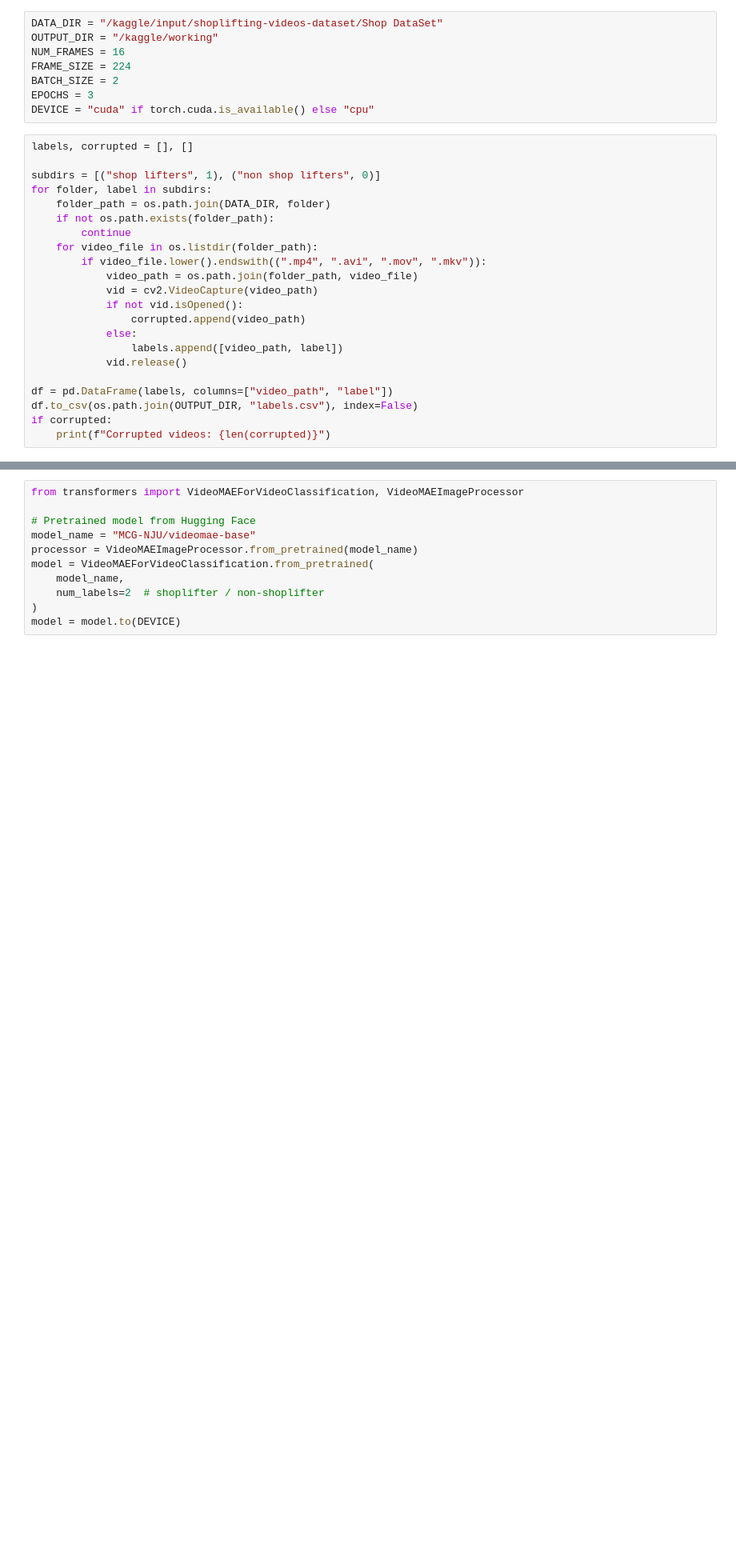
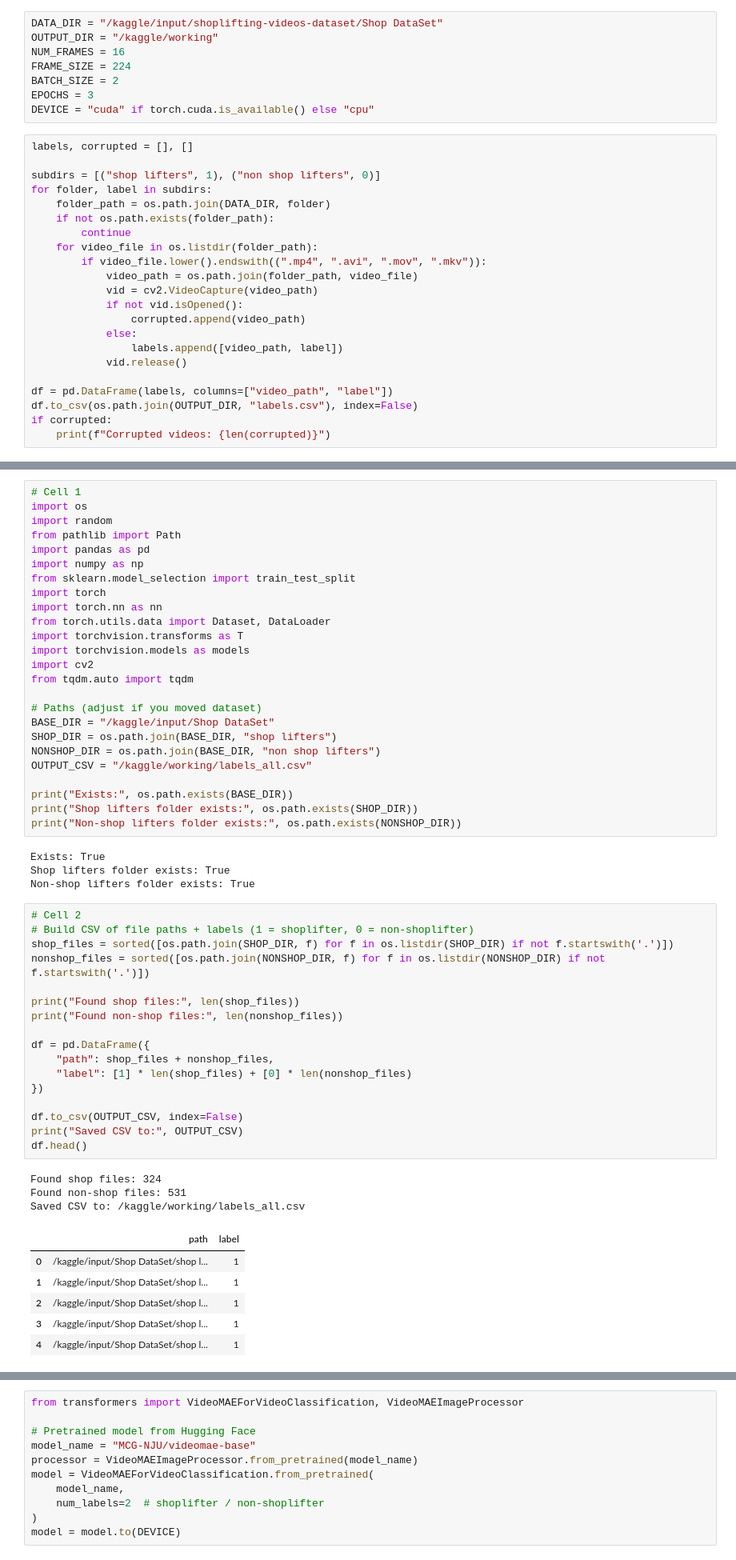
Before and after one commit to adwaiths05/Shoplifting-Detection-Using-Transformers, a Jupyter notebook: cv-group10.ipynb, the cells around one changed output, grey strips where cells are left out. Shown at 80% size. Saved outputs shown, nothing was run; the diff lists cells and outputs as text; blank space fills up the shorter version.

```diff
--- a/cv-group10.ipynb
+++ b/cv-group10.ipynb
@@ -163,0 +248,56 @@ print(f"Balanced dataset size: {len(df_balanced)}")
+# %%
+# Cell 1
+import os
+import random
+from pathlib import Path
+import pandas as pd
+import numpy as np
+from sklearn.model_selection import train_test_split
+import torch
+import torch.nn as nn
+from torch.utils.data import Dataset, DataLoader
+import torchvision.transforms as T
+import torchvision.models as models
+import cv2
+from tqdm.auto import tqdm
+
+# Paths (adjust if you moved dataset)
+BASE_DIR = "/kaggle/input/Shop DataSet"
+SHOP_DIR = os.path.join(BASE_DIR, "shop lifters")
+NONSHOP_DIR = os.path.join(BASE_DIR, "non shop lifters")
+OUTPUT_CSV = "/kaggle/working/labels_all.csv"
+
+print("Exists:", os.path.exists(BASE_DIR))
+print("Shop lifters folder exists:", os.path.exists(SHOP_DIR))
+print("Non-shop lifters folder exists:", os.path.exists(NONSHOP_DIR))
+# %% [output]
+Exists: True
+Shop lifters folder exists: True
+Non-shop lifters folder exists: True
+# %%
+# Cell 2
+# Build CSV of file paths + labels (1 = shoplifter, 0 = non-shoplifter)
+shop_files = sorted([os.path.join(SHOP_DIR, f) for f in os.listdir(SHOP_DIR) if not f.startswith('.')])
+nonshop_files = sorted([os.path.join(NONSHOP_DIR, f) for f in os.listdir(NONSHOP_DIR) if not f.startswith('.')])
+
+print("Found shop files:", len(shop_files))
+print("Found non-shop files:", len(nonshop_files))
+
+df = pd.DataFrame({
+    "path": shop_files + nonshop_files,
+    "label": [1] * len(shop_files) + [0] * len(nonshop_files)
+})
+
+df.to_csv(OUTPUT_CSV, index=False)
+print("Saved CSV to:", OUTPUT_CSV)
+df.head()
+# %% [output]
+Found shop files: 324
+Found non-shop files: 531
+Saved CSV to: /kaggle/working/labels_all.csv
+|  | path | label |
+| 0 | /kaggle/input/Shop DataSet/shop l... | 1 |
+| 1 | /kaggle/input/Shop DataSet/shop l... | 1 |
+| 2 | /kaggle/input/Shop DataSet/shop l... | 1 |
+| 3 | /kaggle/input/Shop DataSet/shop l... | 1 |
+| 4 | /kaggle/input/Shop DataSet/shop l... | 1 |
```
Also changed, not shown: parts of 36 cells of this notebook.
